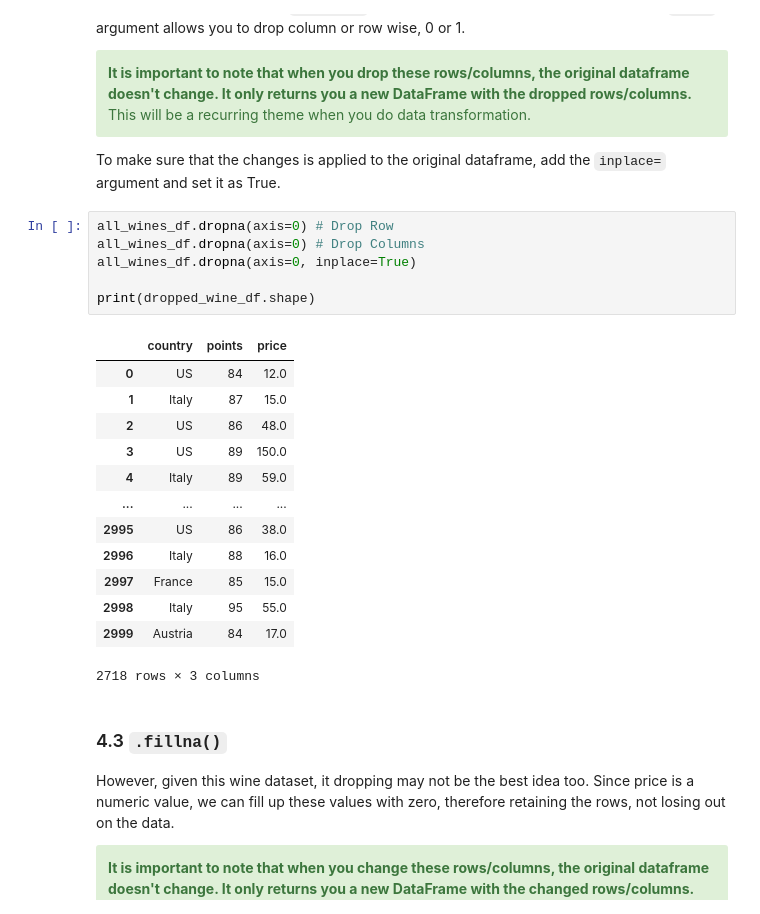
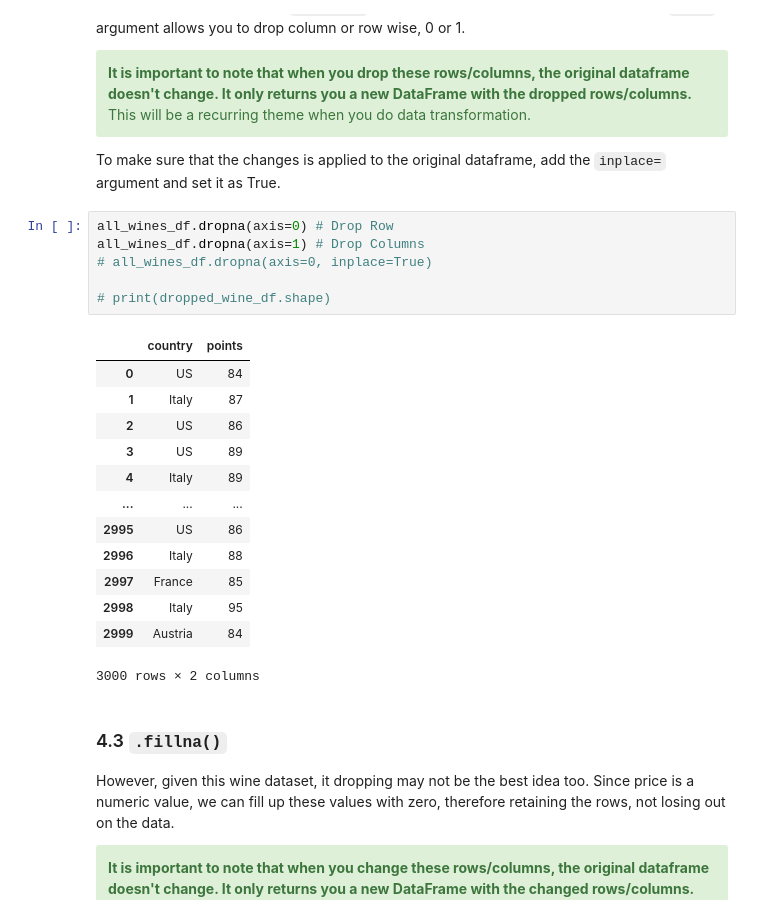
Before and after one commit to helloitsm3/DS102, a Jupyter notebook: Lesson 01/In Class Practice/Hackwagon Academy DS102 - Lesson 1B - Pandas (Part 1) - Student.ipynb, the cells around one changed output. Cells and saved outputs as stored; diff of their text form.

```diff
--- a/Lesson 01/In Class Practice/Hackwagon Academy DS102 - Lesson 1B - Pandas (Part 1) - Student.ipynb
+++ b/Lesson 01/In Class Practice/Hackwagon Academy DS102 - Lesson 1B - Pandas (Part 1) - Student.ipynb
@@ -627,24 +627,24 @@ Sometimes, it is better to drop these missing rows entirely rather than spending
 To make sure that the changes is applied to the original dataframe, add the `inplace=` argument and set it as True.
 # %%
 all_wines_df.dropna(axis=0) # Drop Row
-all_wines_df.dropna(axis=0) # Drop Columns
-all_wines_df.dropna(axis=0, inplace=True)
+all_wines_df.dropna(axis=1) # Drop Columns
+# all_wines_df.dropna(axis=0, inplace=True)
 
-print(dropped_wine_df.shape)
+# print(dropped_wine_df.shape)
 # %% [output]
-|  | country | points | price |
-| 0 | US | 84 | 12.0 |
-| 1 | Italy | 87 | 15.0 |
-| 2 | US | 86 | 48.0 |
-| 3 | US | 89 | 150.0 |
-| 4 | Italy | 89 | 59.0 |
-| ... | ... | ... | ... |
-| 2995 | US | 86 | 38.0 |
-| 2996 | Italy | 88 | 16.0 |
-| 2997 | France | 85 | 15.0 |
-| 2998 | Italy | 95 | 55.0 |
-| 2999 | Austria | 84 | 17.0 |
+|  | country | points |
+| 0 | US | 84 |
+| 1 | Italy | 87 |
+| 2 | US | 86 |
+| 3 | US | 89 |
+| 4 | Italy | 89 |
+| ... | ... | ... |
+| 2995 | US | 86 |
+| 2996 | Italy | 88 |
+| 2997 | France | 85 |
+| 2998 | Italy | 95 |
+| 2999 | Austria | 84 |
-2718 rows × 3 columns
+3000 rows × 2 columns
 # %% [markdown]
 <a id='4.3'><h3>4.3 <code>.fillna()</code></h3></a>
 
```
Also changed, not shown: parts of 2 cells of this notebook, 2 other files.
